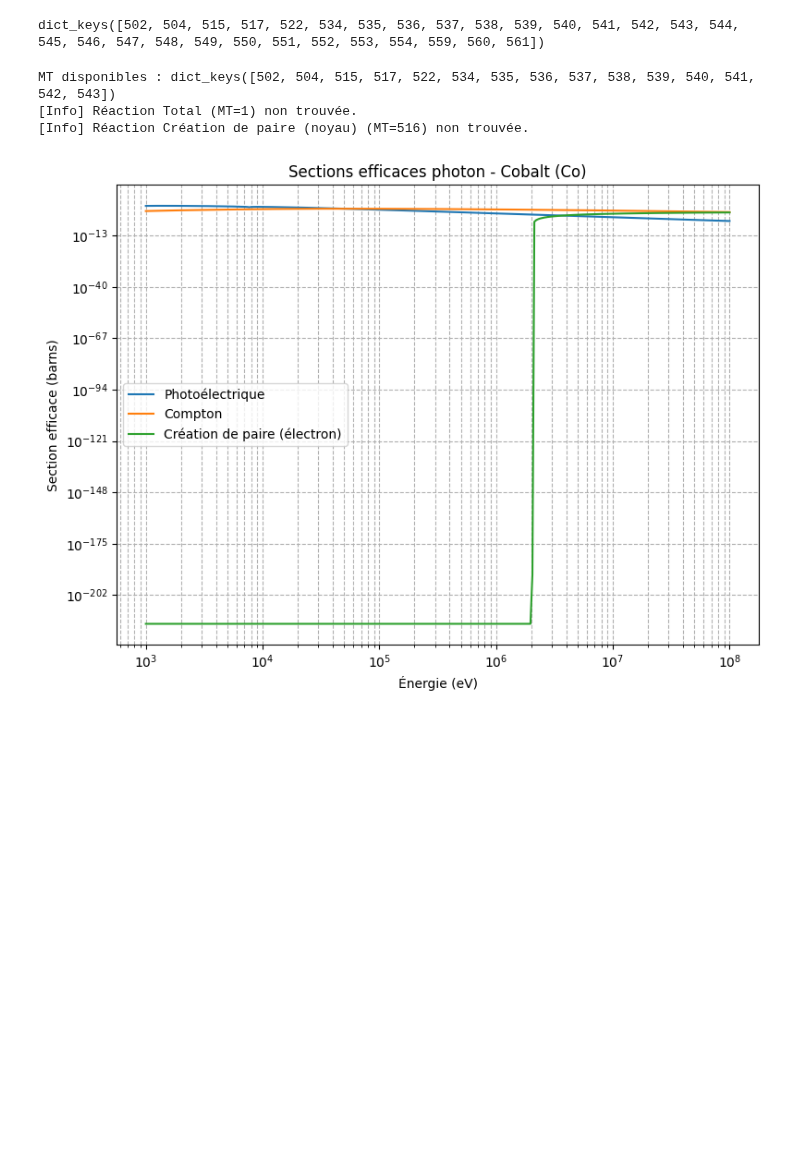
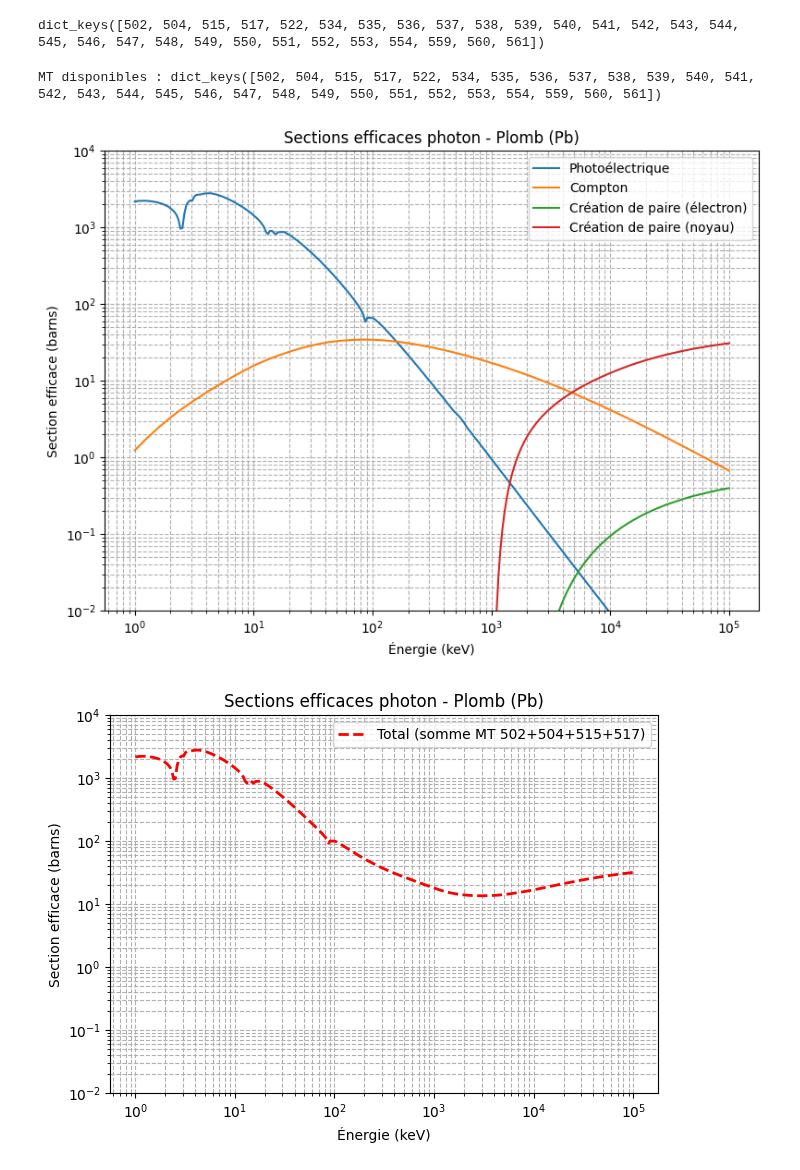
Before and after one commit to simonfouc120/open-mc-project, a Jupyter notebook: src/studies/isotope_analysis/openmc_xs.ipynb, the cells around one changed output. Drawn from its saved outputs; the diff is of its cells as text; code cells hidden in the pictures; blank space fills up the shorter version.

Commit message:
feat:add_total_xs

```diff
--- a/src/studies/isotope_analysis/openmc_xs.ipynb
+++ b/src/studies/isotope_analysis/openmc_xs.ipynb
@@ -76,42 +76,78 @@ import numpy as np
 import matplotlib.pyplot as plt
 
 # Charger fichier HDF5
-photoatom = openmc.data.IncidentPhoton.from_hdf5("/Users/simonfoucambert/Documents/projects/open-mc-project/lib/cross_sections/photon/Co.h5")
+photoatom = openmc.data.IncidentPhoton.from_hdf5("/Users/simonfoucambert/Documents/projects/open-mc-project/lib/cross_sections/photon/Pb.h5")
 
 # Afficher les MT disponibles
 print("MT disponibles :", photoatom.reactions.keys())
 
 # Énergies
 energies = np.logspace(3, 8, 300)
 
 # Initialisation du tracé
 plt.figure(figsize=(8, 6))
 
 # Fonction utilitaire pour tracer une section si elle existe
 def tracer_cs(mt, label):
     if mt in photoatom.reactions:
         cs = photoatom.reactions[mt].xs(energies)
-        plt.loglog(energies, cs, label=label)
+        plt.loglog(energies / 1000, cs, label=label)
     else:
         print(f"[Info] Réaction {label} (MT={mt}) non trouvée.")
 
 # Tracer ce qui est dispo
-tracer_cs(1, 'Total')
 tracer_cs(502, 'Photoélectrique')
 tracer_cs(504, 'Compton')
 tracer_cs(515, 'Création de paire (électron)')
-tracer_cs(516, 'Création de paire (noyau)')
+tracer_cs(517, 'Création de paire (noyau)')
+
+def tracer_total_cs():
+    if 1 in photoatom.reactions:
+        cs = photoatom.reactions[1].xs(energies)
+        plt.loglog(energies / 1000, cs, label='Total', color='black', linewidth=2)
+    else:
+        print("[Info] Réaction totale (MT=1) non trouvée.")
+
+
 
 # Finaliser le graphique
-plt.xlabel("Énergie (eV)")
+plt.xlabel("Énergie (keV)")
 plt.ylabel("Section efficace (barns)")
-plt.title("Sections efficaces photon - Cobalt (Co)")
+plt.title("Sections efficaces photon - Plomb (Pb)")
+# plt.xlim(2.5e6, 1e8)
+plt.ylim(1e-2, 1e4)
 plt.legend()
 plt.grid(True, which="both", linestyle="--")
 plt.tight_layout()
 plt.show()
+
+
+
+def trace_total_xs():
+    mts = [502, 504, 515, 517]
+    cs_sum = np.zeros_like(energies)
+    found = False
+    for mt in mts:
+        if mt in photoatom.reactions:
+            cs_sum += photoatom.reactions[mt].xs(energies)
+            found = True
+    if found:
+        plt.loglog(energies / 1000, cs_sum, label='Total (somme MT 502+504+515+517)', color='red', linewidth=2, linestyle='--')
+    else:
+        print("[Info] Aucune des réactions demandées n'a été trouvée.")
+
+# Exemple d'utilisation :
+trace_total_xs()
+plt.xlabel("Énergie (keV)")
+plt.ylabel("Section efficace (barns)")
+plt.title("Sections efficaces photon - Plomb (Pb)")
+# plt.xlim(2.5e6, 1e8)
+plt.ylim(1e-2, 1e4)
+plt.legend()
+plt.grid(True, which="both", linestyle="--")
+plt.tight_layout()
+plt.show()
 # %% [output]
-MT disponibles : dict_keys([502, 504, 515, 517, 522, 534, 535, 536, 537, 538, 539, 540, 541, 542, 543])
-[Info] Réaction Total (MT=1) non trouvée.
-[Info] Réaction Création de paire (noyau) (MT=516) non trouvée.
+MT disponibles : dict_keys([502, 504, 515, 517, 522, 534, 535, 536, 537, 538, 539, 540, 541, 542, 543, 544, 545, 546, 547, 548, 549, 550, 551, 552, 553, 554, 559, 560, 561])
-[figure, old version]
+[figure, new version]
+[figure, added]
```
Also changed, not shown: 1 other file.
